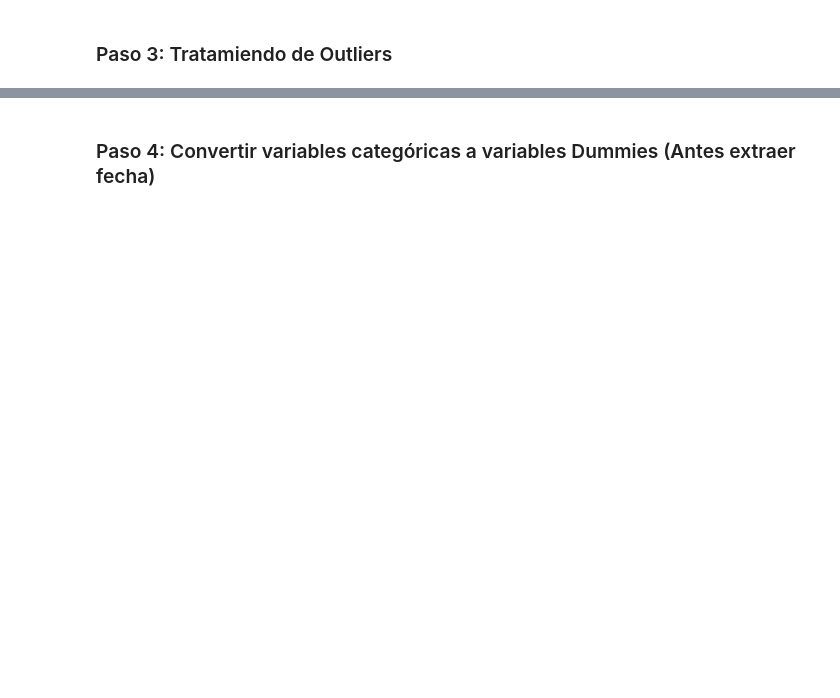
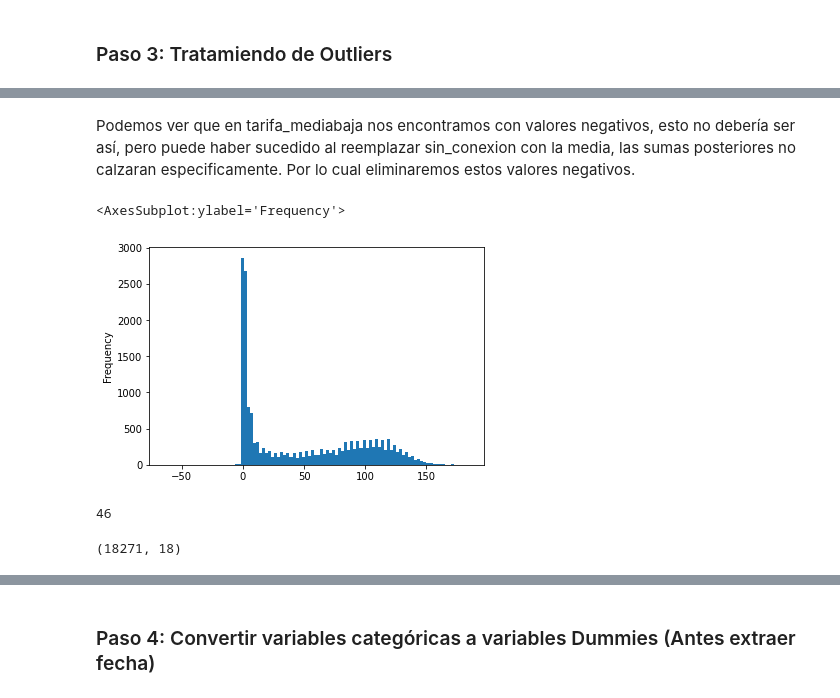
Before and after one commit to mariosanchez5/Proyectos_Machine_Learning, a Jupyter notebook: Proyecto AeroML/Proyecto_AeroML.ipynb, the cells around one changed output, grey strips where cells are left out. Cells and saved outputs as stored; diff of their text form; code cells hidden in the pictures; blank space fills up the shorter version.

```diff
--- a/Proyecto AeroML/Proyecto_AeroML.ipynb
+++ b/Proyecto AeroML/Proyecto_AeroML.ipynb
@@ -288,0 +335,3 @@ Por ahora eliminaremos solo estas columnas, pero podemos volver a este paso post
+# %%
+data['agendados']=data["conexion_internacional"] + data["conexion_nacional"] + data["sin_conexion"]
+data.isnull().sum()
@@ -288,0 +364,3 @@ Por ahora eliminaremos solo estas columnas, pero podemos volver a este paso post
+# %%
+data['tarifa_mediabaja'] = data['agendados'] - data['tarifa_alta']-data['tarifa_mediaalta']-data['tarifa_baja']-data['pax_freqflyer']
+data.isnull().sum()
@@ -288,0 +390,3 @@ Por ahora eliminaremos solo estas columnas, pero podemos volver a este paso post
+# %%
+data = data.dropna(subset=['hora_salida'])
+data.shape
@@ -288,0 +422,3 @@ Por ahora eliminaremos solo estas columnas, pero podemos volver a este paso post
+# %%
+data = data.drop(columns=['agendados'])
+data.shape
@@ -290,0 +443,17 @@ Por ahora eliminaremos solo estas columnas, pero podemos volver a este paso post
+# %% [markdown]
+Podemos ver que en tarifa_mediabaja nos encontramos con valores negativos, esto no debería ser así, pero  puede haber sucedido al reemplazar sin_conexion con la media, las sumas posteriores no calzaran especificamente. Por lo cual eliminaremos estos valores negativos.
+# %%
+data["tarifa_mediabaja"].plot(kind="hist", bins=100)
+# %% [output]
+<AxesSubplot:ylabel='Frequency'>
+[figure, added]
+# %%
+valores_negativos = data['tarifa_mediabaja'] < 0
+valores_negativos.sum()
+# %% [output]
+46
+# %%
+data= data[~valores_negativos]
+data.shape
+# %% [output]
+(18271, 18)
```
Also changed, not shown: parts of 34 cells of this notebook.
